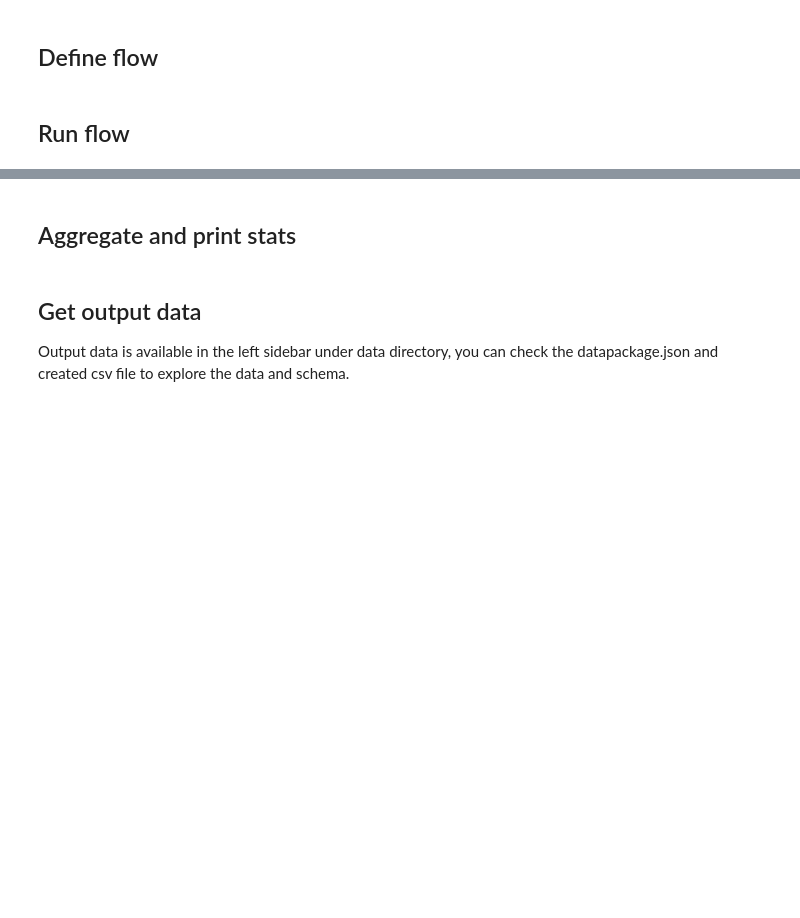
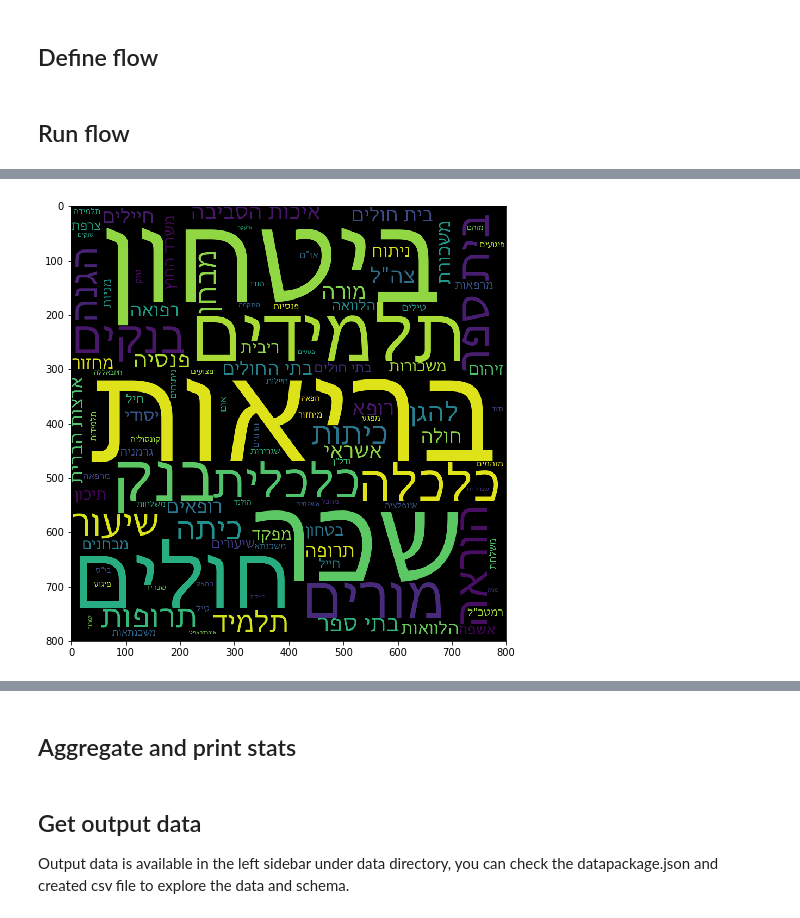
Before and after one commit to hasadna/knesset-data-pipelines, a Jupyter notebook: jupyter-notebooks/calculateTopics.ipynb, the cells around one changed output, grey strips where cells are left out. Drawn from its saved outputs; the diff is of its cells as text; code cells hidden in the pictures; blank space fills up the shorter version.

```diff
--- a/jupyter-notebooks/calculateTopics.ipynb
+++ b/jupyter-notebooks/calculateTopics.ipynb
@@ -441,0 +397,28 @@ outfile.close()
+# %%
+import csv
+from wordcloud import WordCloud
+
+def get_and_flip_freq_dictionary_for_knesset(knesset_num):
+    freq_dictionary = dict()
+    with open("words_freq_knesset_" + str(knesset_num) + ".csv", 'r', encoding="utf-8") as csvFile:
+        reader = csv.reader(csvFile)
+        first = True
+        for row in reader:
+            if first:
+                first = False
+                continue
+            # we flip the word since it's in hebrew and not supported
+            flipped_word = ''.join(reversed(row[1]))
+            freq_dictionary[flipped_word] = int(row[2])
+    return freq_dictionary
+
+def draw_lexicon_word_cloud_per_knesset(knesset_num):
+    wordcloud = WordCloud(width = 800, height = 800,
+                background_color ='black',
+                min_font_size = 10,
+                font_path='C:/Windows/Fonts/Gisha.ttf')
+
+    freq_dictionary = get_and_flip_freq_dictionary_for_knesset(knesset_num)
+    wordcloud.generate_from_frequencies(frequencies=freq_dictionary, )
+    matplotlib.pyplot.figure(figsize = (8, 8), facecolor = None)
+    matplotlib.pyplot.imshow(wordcloud)
@@ -441,0 +435,4 @@ outfile.close()
+# %%
+draw_lexicon_word_cloud_per_knesset(17)
+# %% [output]
+[figure, added]
```
Also changed, not shown: parts of 31 cells of this notebook, 16 other files.
